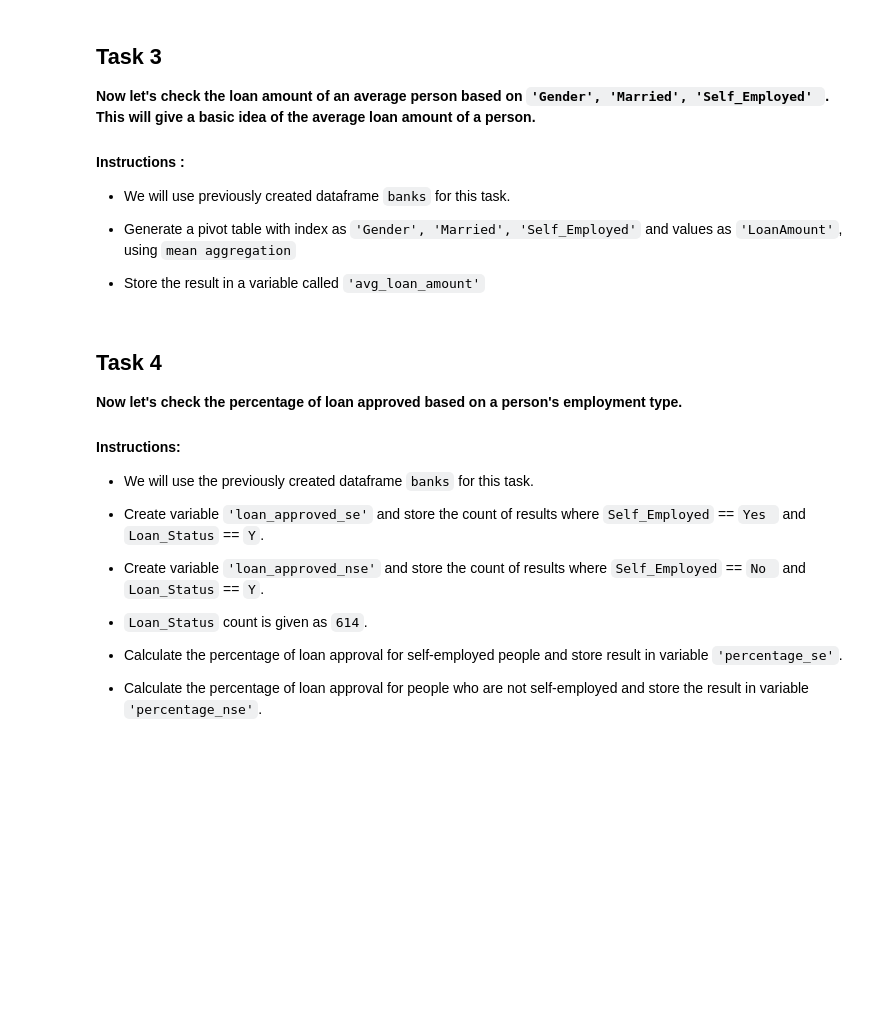
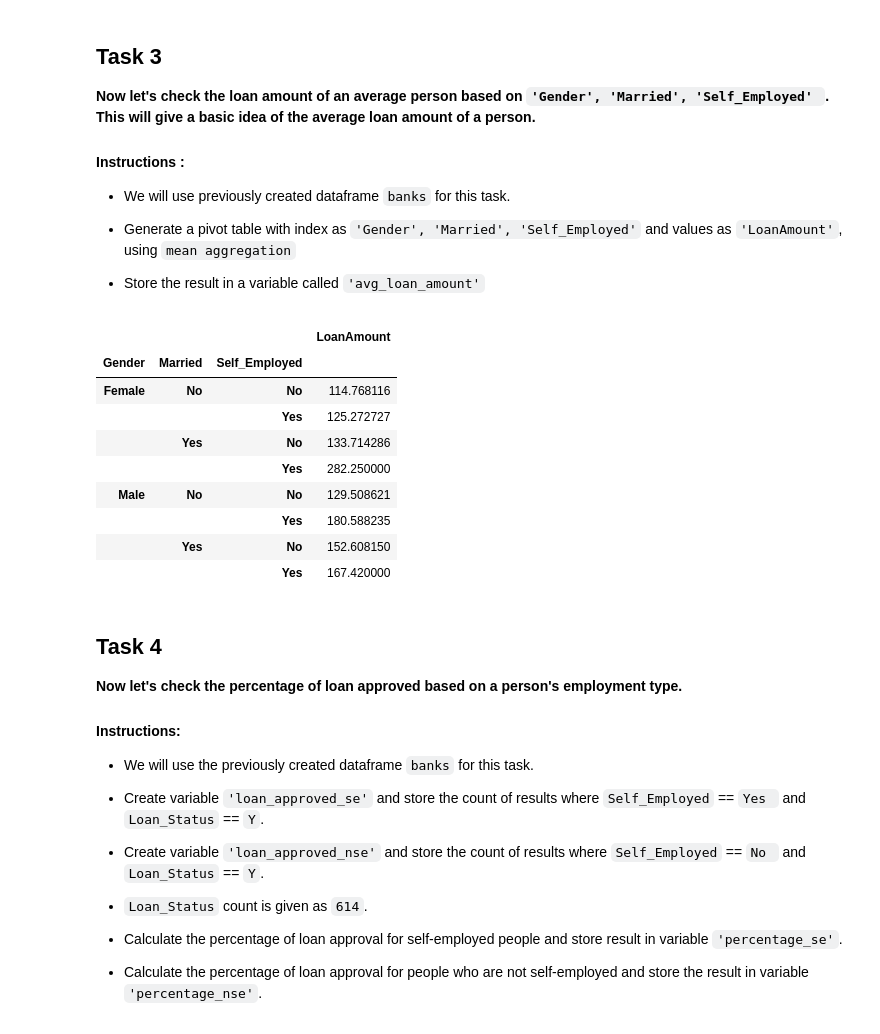
Before and after one commit to hirenhk15/ga-learner-dst-repo, a Jupyter notebook: Day_4_loan_approval_analysis/notebook/loan_approval_analysis.ipynb, the cells around one changed output. Cells and saved outputs as stored; diff of their text form; code cells hidden in the pictures; blank space fills up the shorter version.

```diff
--- a/Day_4_loan_approval_analysis/notebook/loan_approval_analysis.ipynb
+++ b/Day_4_loan_approval_analysis/notebook/loan_approval_analysis.ipynb
@@ -290,6 +286,20 @@ dtype: int64
 
 
 - Store the result in a variable called `'avg_loan_amount'`
+# %%
+avg_loan_amount = pd.pivot_table(banks, index=['Gender', 'Married', 'Self_Employed'], values='LoanAmount')
+avg_loan_amount
+# %% [output]
+|  |  |  | LoanAmount |
+| Gender | Married | Self_Employed |  |
+| Female | No | No | 114.768116 |
+|  |  | Yes | 125.272727 |
+|  | Yes | No | 133.714286 |
+|  |  | Yes | 282.250000 |
+| Male | No | No | 129.508621 |
+|  |  | Yes | 180.588235 |
+|  | Yes | No | 152.608150 |
+|  |  | Yes | 167.420000 |
 # %% [markdown]
 ## Task 4
 
```
Also changed, not shown: parts of 8 cells of this notebook, 1 other file.
